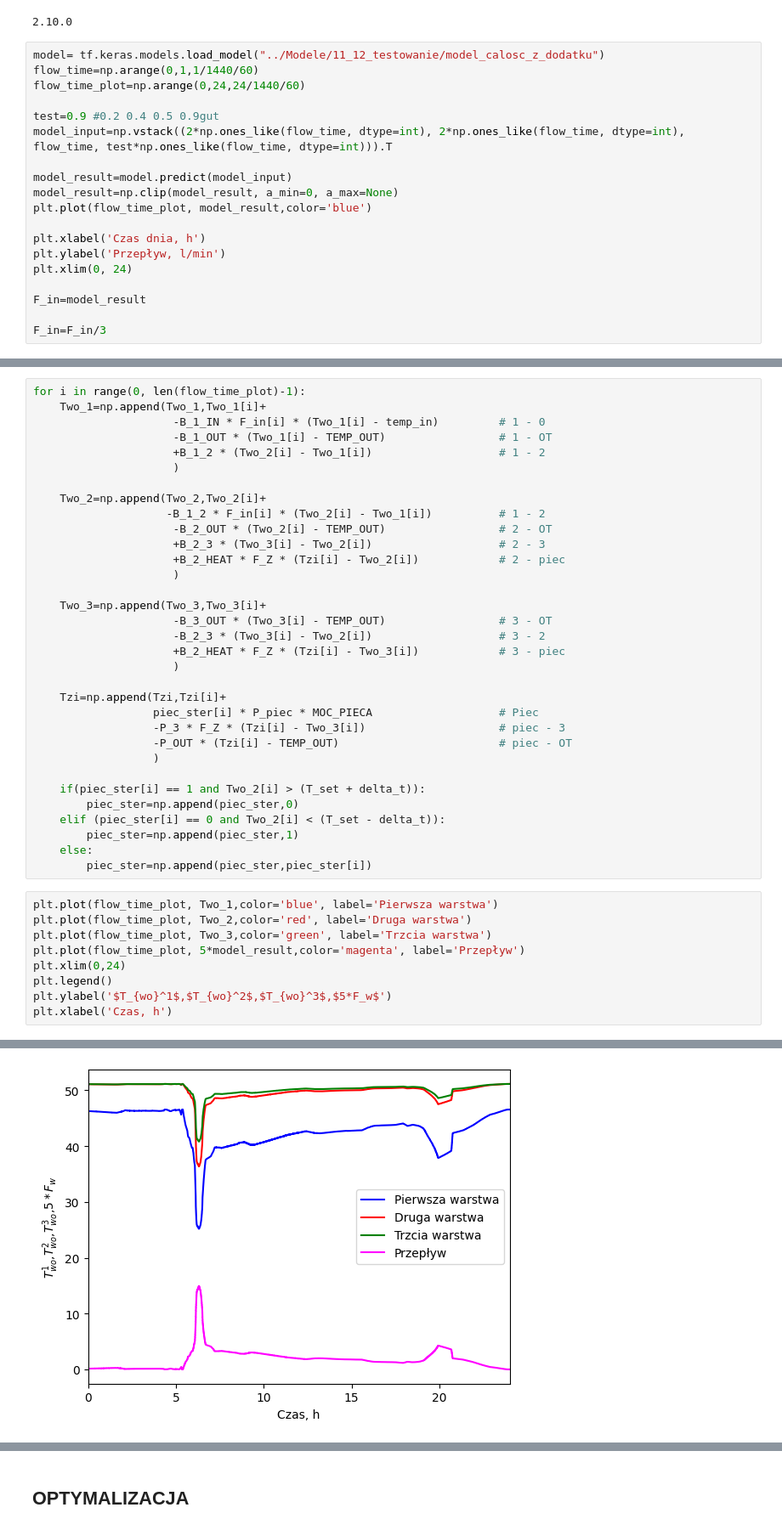
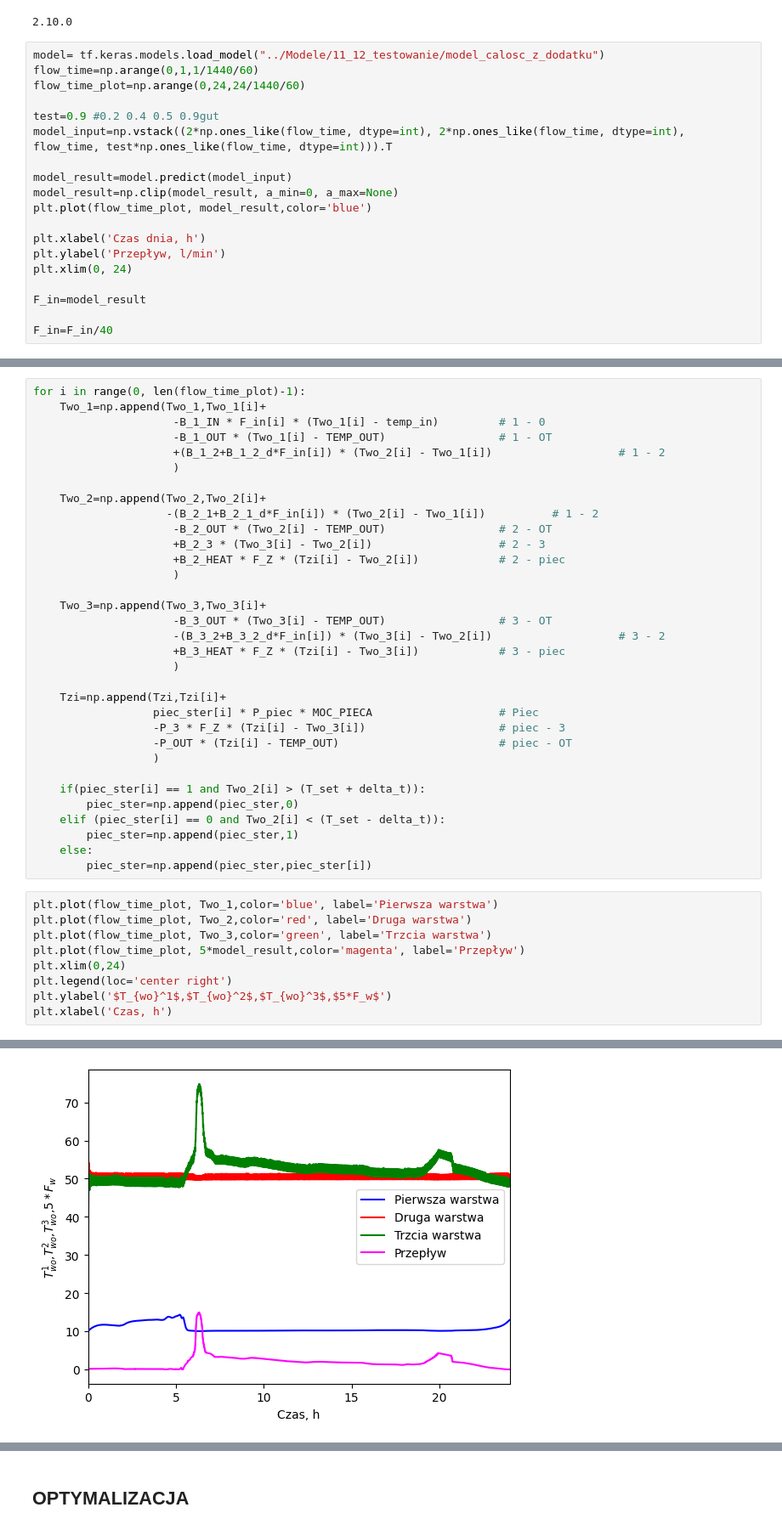
Before and after one commit to KulsonKula/Analiza-i-modelowanie-procesow-zwiazanych-z-systemem-centralnego-ogrzewania, a Jupyter notebook: Kod/Symulacja.IPYNB, the cells around one changed output, grey strips where cells are left out. Shown at 85% size. Drawn from its saved outputs; the diff is of its cells as text.

```diff
--- a/Kod/Symulacja.IPYNB
+++ b/Kod/Symulacja.IPYNB
@@ -32,5 +32,5 @@ plt.xlim(0, 24)
 
 F_in=model_result
 
-F_in=F_in/3
+F_in=F_in/40
 # %% [output]
@@ -76,11 +82,11 @@ for i in range(0, len(flow_time_plot)-1):
     Two_1=np.append(Two_1,Two_1[i]+
                      -B_1_IN * F_in[i] * (Two_1[i] - temp_in)         # 1 - 0
                      -B_1_OUT * (Two_1[i] - TEMP_OUT)                 # 1 - OT
-                     +B_1_2 * (Two_2[i] - Two_1[i])                   # 1 - 2
+                     +(B_1_2+B_1_2_d*F_in[i]) * (Two_2[i] - Two_1[i])                   # 1 - 2
                      )
 
     Two_2=np.append(Two_2,Two_2[i]+
-                    -B_1_2 * F_in[i] * (Two_2[i] - Two_1[i])          # 1 - 2
+                    -(B_2_1+B_2_1_d*F_in[i]) * (Two_2[i] - Two_1[i])          # 1 - 2
                      -B_2_OUT * (Two_2[i] - TEMP_OUT)                 # 2 - OT
                      +B_2_3 * (Two_3[i] - Two_2[i])                   # 2 - 3
                      +B_2_HEAT * F_Z * (Tzi[i] - Two_2[i])            # 2 - piec
@@ -88,8 +94,8 @@ for i in range(0, len(flow_time_plot)-1):
 
     Two_3=np.append(Two_3,Two_3[i]+
                      -B_3_OUT * (Two_3[i] - TEMP_OUT)                 # 3 - OT
-                     -B_2_3 * (Two_3[i] - Two_2[i])                   # 3 - 2
-                     +B_2_HEAT * F_Z * (Tzi[i] - Two_3[i])            # 3 - piec
+                     -(B_3_2+B_3_2_d*F_in[i]) * (Two_3[i] - Two_2[i])                   # 3 - 2
+                     +B_3_HEAT * F_Z * (Tzi[i] - Two_3[i])            # 3 - piec
                      )
 
     Tzi=np.append(Tzi,Tzi[i]+
@@ -107,15 +113,15 @@ for i in range(0, len(flow_time_plot)-1):
 # %%
 plt.plot(flow_time_plot, Two_1,color='blue', label='Pierwsza warstwa')
 plt.plot(flow_time_plot, Two_2,color='red', label='Druga warstwa')
 plt.plot(flow_time_plot, Two_3,color='green', label='Trzcia warstwa')
 plt.plot(flow_time_plot, 5*model_result,color='magenta', label='Przepływ')
 plt.xlim(0,24)
-plt.legend()
+plt.legend(loc='center right')
 plt.ylabel('$T_{wo}^1$,$T_{wo}^2$,$T_{wo}^3$,$5*F_w$')
 plt.xlabel('Czas, h')
 # %% [output]
 Text(0.5, 0, 'Czas, h')
-[figure, old version]
+[figure, new version]
 # %%
 plt.plot(flow_time_plot, piec_ster,color='green')
 # %% [output]
```
Also changed, not shown: parts of 10 cells of this notebook, 1 other file.
